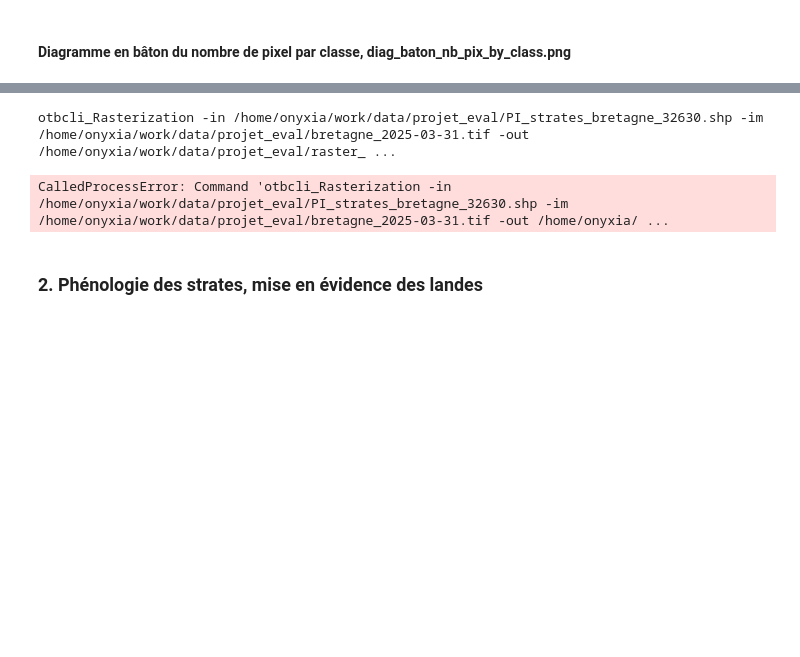
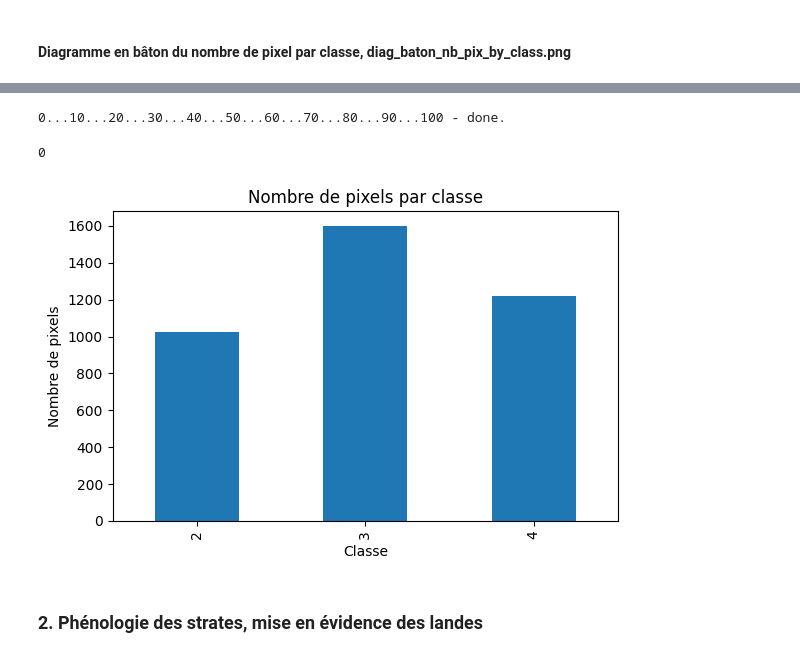
Before and after one commit to marion-billy/projet_telea_landes, a Jupyter notebook: projet_telea_BILLY_MARION.ipynb, the cells around one changed output, grey strips where cells are left out. Drawn from its saved outputs; the diff is of its cells as text; code cells hidden in the pictures; blank space fills up the shorter version.

Commit message:
correction rasterisation sans mise en forme

```diff
--- a/projet_telea_BILLY_MARION.ipynb
+++ b/projet_telea_BILLY_MARION.ipynb
@@ -94,40 +130,51 @@ plt.show()
 # %%
-from libsigma import classification as cla
+# define parameters
+my_folder = '/home/onyxia/work/data/projet_eval'
+in_vector = os.path.join(my_folder, 'PI_strates_bretagne_32630.shp')
+ref_image = os.path.join(my_folder, 'bretagne_2025-03-31.tif') # une image Sentinel-2 de référence
+out_image = os.path.splitext(in_vector)[0] + '_v2.tif'
+field_name = 'strate'  # field containing the numeric label of the classes
 
-# Rasteriser les échantillons
-vector_samples = "/home/onyxia/work/data/projet_eval/PI_strates_bretagne_32630.shp"
-ref_image = "/home/onyxia/work/data/projet_eval/bretagne_2025-03-31.tif"  # une image Sentinel-2 de référence
-raster_samples = "/home/onyxia/work/data/projet_eval/raster_strates.tif"
+# define command pattern to fill with paremeters
+cmd_pattern = ("gdal_rasterize -a {field_name} "
+               "-tr {sptial_resolution} {sptial_resolution} "
+               "-te {xmin} {ymin} {xmax} {ymax} -ot Byte -of GTiff "
+               "{in_vector} {out_image}")
 
-cla.rasterization(
-    in_vector=vector_samples,
-    ref_image=ref_image,
-    out_image=raster_samples,
-    field_name="strate",
-    dtype="int16"
-)
+# fill the string with the parameter thanks to format function
+cmd = cmd_pattern.format(in_vector=in_vector, xmin=xmin, ymin=ymin, xmax=xmax,
+                         ymax=ymax, out_image=out_image, field_name=field_name,
+                         sptial_resolution=sptial_resolution)
 
-array_samples = rw.load_img_as_array(raster_samples)
-array_samples = array_samples[:, :, 0]
-classes, counts = np.unique(array_samples, return_counts=True)
-pixel_counts = {int(c): int(n) for c, n in zip(classes, counts)}
-pixel_counts
-class_labels = {1: "Sol Nu", 2: "Herbe", 3: "Landes", 4: "Arbre"}
-labels = [class_labels[c] for c in pixel_counts.keys()]
-values = list(pixel_counts.values())
-
-# Histogramme
-plt.figure(figsize=(6,4))
-plt.bar(labels, values)
-plt.xlabel("Classe")
-plt.ylabel("Nombre de pixels Sentinel-2")
-plt.title("Nombre de pixels par classe")
-plt.tight_layout()
-#plt.savefig("results/figure/diag_baton_nb_pix_by_class.png", dpi=300)
-plt.show()
+# execute the command in the terminal
+os.system(cmd)
 # %% [output]
-otbcli_Rasterization -in /home/onyxia/work/data/projet_eval/PI_strates_bretagne_32630.shp -im /home/onyxia/work/data/projet_eval/bretagne_2025-03-31.tif -out /home/onyxia/work/data/projet_eval/raster_ ...
+0...10...20...30...40...50...60...70...80...90...100 - done.
-CalledProcessError: Command 'otbcli_Rasterization -in /home/onyxia/work/data/projet_eval/PI_strates_bretagne_32630.shp -im /home/onyxia/work/data/projet_eval/bretagne_2025-03-31.tif -out /home/onyxia/ ...
+0
+# %%
+roi_raster = os.path.join(my_folder, 'PI_strates_bretagne_32630_v2.tif')
+
+# get_samples_from_roi renvoie X (valeurs des pixels), Y (labels), t (coordonnées)
+_, Y, _ = cla.get_samples_from_roi(roi_raster, roi_raster)
+
+# compter le nombre de pixels par classe
+classes, counts = np.unique(Y, return_counts=True)
+pixel_counts = dict(zip(classes, counts))
+
+# tri par classe
+pixel_series = pd.Series(pixel_counts).sort_index()
+
+# Diagramme
+plt.figure(figsize=(6,4))
+pixel_series.plot(kind="bar")
+plt.xlabel("Classe")
+plt.ylabel("Nombre de pixels")
+plt.title("Nombre de pixels par classe")
+plt.tight_layout()
+#plt.savefig("results/figure/diag_baton_nb_pix_by_class.png", dpi=300)
+plt.show()
+# %% [output]
+[figure, added]
 # %% [markdown]
 ### 2. Phénologie des strates, mise en évidence des landes
 # %% [markdown]
```
Also changed, not shown: parts of 7 cells of this notebook.
